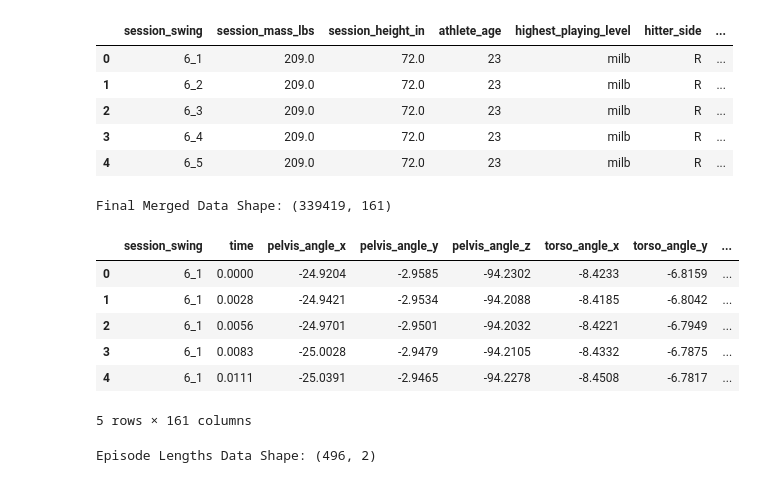
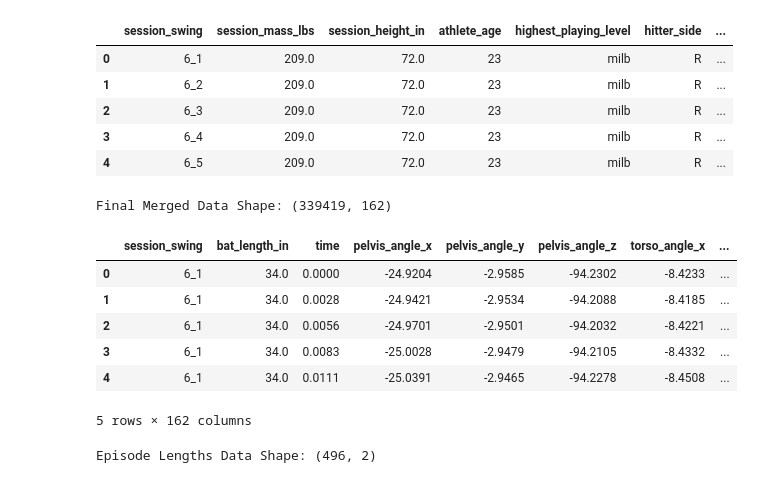
Before and after one commit to chasezj25/CS224R-Baseball-Batter, a Jupyter notebook: preprocess/preprocess.ipynb, the cells around one changed output. Drawn from its saved outputs; the diff is of its cells as text; code cells hidden in the pictures.

```diff
--- a/preprocess/preprocess.ipynb
+++ b/preprocess/preprocess.ipynb
@@ -106,23 +106,24 @@ eligible_swings_df.head()
 | 4 | 6_5 | 209.0 | 72.0 | 23 | milb | R | ... |
 # %%
 # Left join with merged data
-merged_df = eligible_swings_df.merge(merged_df, on=['session_swing'], how='left')
+joined_df = eligible_swings_df.merge(merged_df, on=['session_swing'], how='left')
 
-# Drop all columns from eligible_swings_df except for 'session_swing'
-merged_df = merged_df.loc[:, ~merged_df.columns.isin(eligible_swings_df.columns[1:])]
+# Keep only 'session_swing' and 'bat_length_in' from eligible_swings_df, and all other columns from merged_df except duplicates
+cols_to_keep = ['session_swing', 'bat_length_in'] + [col for col in merged_df.columns if col not in ['session_swing']]
+joined_df = joined_df[cols_to_keep]
 # %%
 # View the merged dataframe
-print("Final Merged Data Shape:", merged_df.shape)
-merged_df.head()
+print("Final Merged Data Shape:", joined_df.shape)
+joined_df.head()
 # %% [output]
-Final Merged Data Shape: (339419, 161)
+Final Merged Data Shape: (339419, 162)
-|  | session_swing | time | pelvis_angle_x | pelvis_angle_y | pelvis_angle_z | torso_angle_x | torso_angle_y | ... |
-| 0 | 6_1 | 0.0000 | -24.9204 | -2.9585 | -94.2302 | -8.4233 | -6.8159 | ... |
-| 1 | 6_1 | 0.0028 | -24.9421 | -2.9534 | -94.2088 | -8.4185 | -6.8042 | ... |
-| 2 | 6_1 | 0.0056 | -24.9701 | -2.9501 | -94.2032 | -8.4221 | -6.7949 | ... |
-| 3 | 6_1 | 0.0083 | -25.0028 | -2.9479 | -94.2105 | -8.4332 | -6.7875 | ... |
-| 4 | 6_1 | 0.0111 | -25.0391 | -2.9465 | -94.2278 | -8.4508 | -6.7817 | ... |
+|  | session_swing | bat_length_in | time | pelvis_angle_x | pelvis_angle_y | pelvis_angle_z | torso_angle_x | ... |
+| 0 | 6_1 | 34.0 | 0.0000 | -24.9204 | -2.9585 | -94.2302 | -8.4233 | ... |
+| 1 | 6_1 | 34.0 | 0.0028 | -24.9421 | -2.9534 | -94.2088 | -8.4185 | ... |
+| 2 | 6_1 | 34.0 | 0.0056 | -24.9701 | -2.9501 | -94.2032 | -8.4221 | ... |
+| 3 | 6_1 | 34.0 | 0.0083 | -25.0028 | -2.9479 | -94.2105 | -8.4332 | ... |
+| 4 | 6_1 | 34.0 | 0.0111 | -25.0391 | -2.9465 | -94.2278 | -8.4508 | ... |
-5 rows × 161 columns
+5 rows × 162 columns
 # %%
 # Find the episode length per session
 def find_episode_length(session_swing):
```
Also changed, not shown: parts of 17 cells of this notebook, 26 other files.
